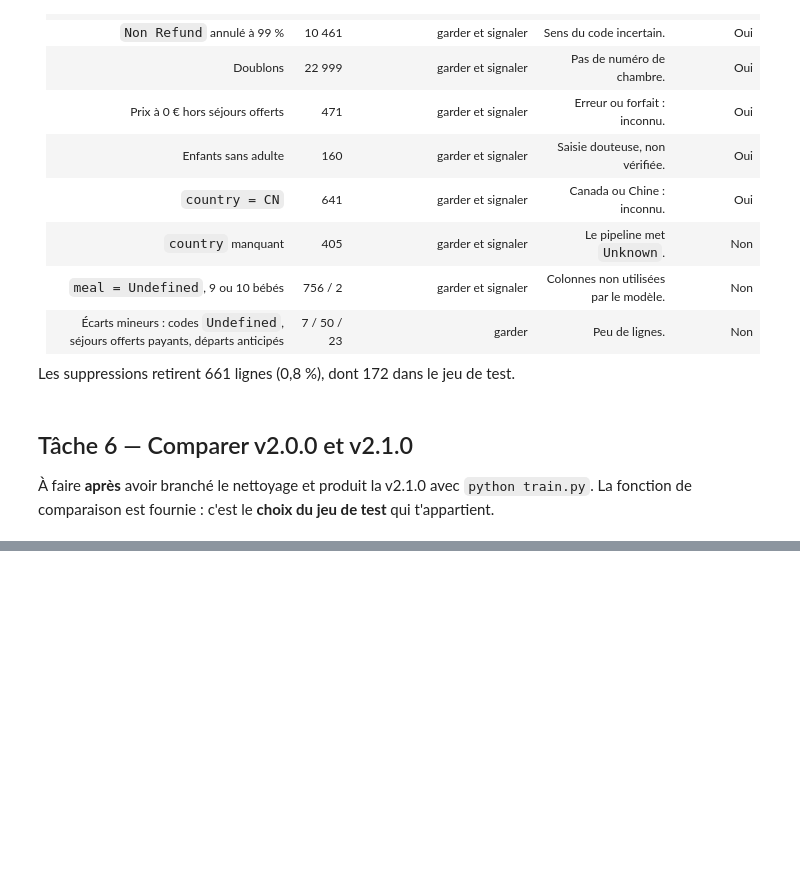
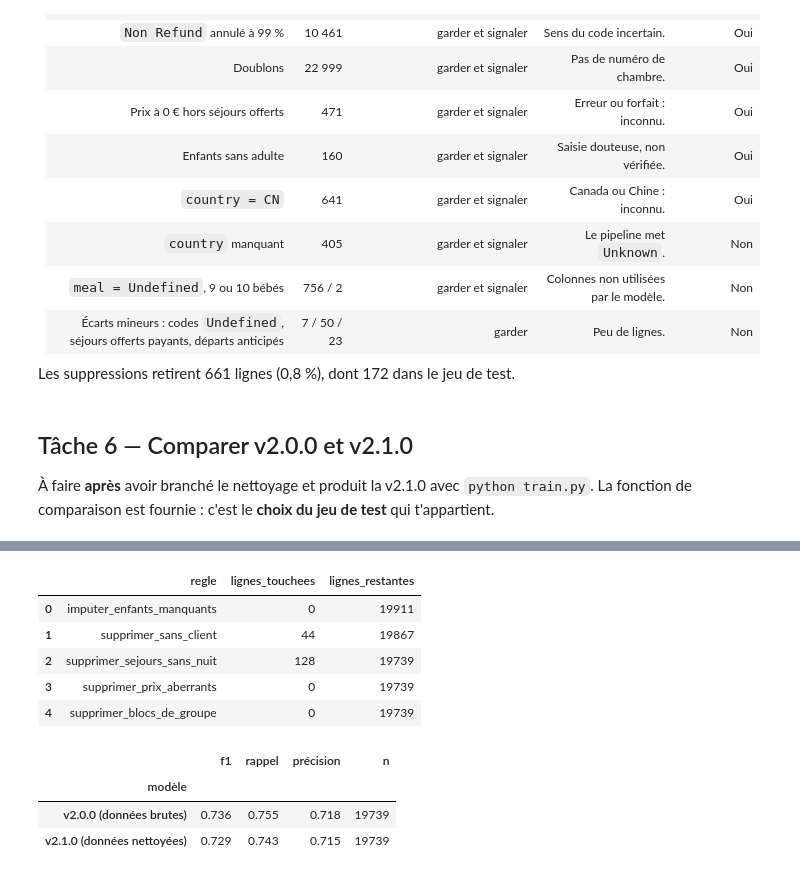
Before and after one commit to sojenorg/M2-B1-nettoyage-wassim, a Jupyter notebook: notebooks/01_audit.ipynb, the cells around one changed output, grey strips where cells are left out. Drawn from its saved outputs; the diff is of its cells as text; code cells hidden in the pictures; blank space fills up the shorter version.

```diff
--- a/notebooks/01_audit.ipynb
+++ b/notebooks/01_audit.ipynb
@@ -477,2 +478,18 @@ comparer(modeles, test_brut[INPUT_FEATURES], test_brut[T.TARGET])
 # %%
-# TODO : construire le test nettoyé, et comparer les deux modèles dessus aussi
+from nettoyage import nettoyer
+
+# Les règles agissent ligne par ligne : nettoyer le test brut revient à nettoyer avant de découper
+test_nettoye, compte_rendu_test = nettoyer(test_brut)
+display(compte_rendu_test)
+comparer(modeles, test_nettoye[INPUT_FEATURES], test_nettoye[T.TARGET])
+# %% [output]
+|  | regle | lignes_touchees | lignes_restantes |
+| 0 | imputer_enfants_manquants | 0 | 19911 |
+| 1 | supprimer_sans_client | 44 | 19867 |
+| 2 | supprimer_sejours_sans_nuit | 128 | 19739 |
+| 3 | supprimer_prix_aberrants | 0 | 19739 |
+| 4 | supprimer_blocs_de_groupe | 0 | 19739 |
+|  | f1 | rappel | précision | n |
+| modèle |  |  |  |  |
+| v2.0.0 (données brutes) | 0.736 | 0.755 | 0.718 | 19739 |
+| v2.1.0 (données nettoyées) | 0.729 | 0.743 | 0.715 | 19739 |
```
Also changed, not shown: parts of 5 cells of this notebook.
